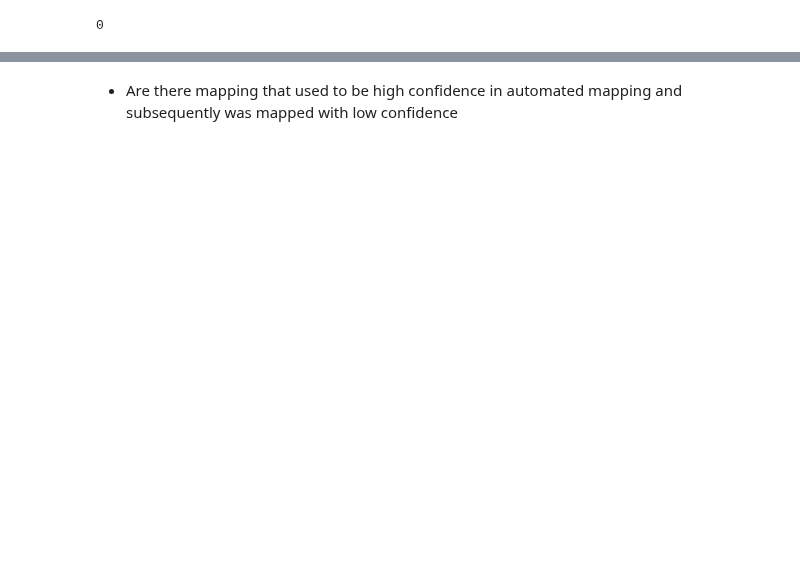
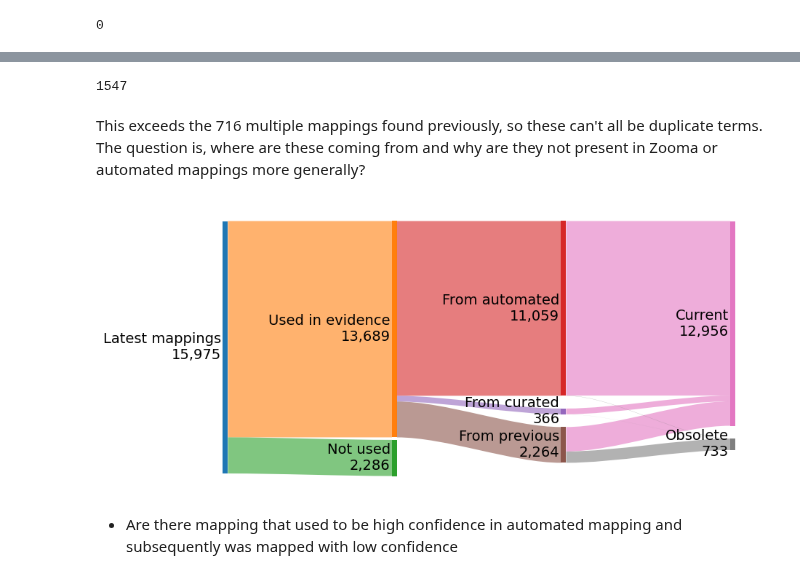
Before and after one commit to EBIvariation/CMAT, a Jupyter notebook: data-exploration/other/mappings-cleanup-investigation.ipynb, the cells around one changed output, grey strips where cells are left out. Saved outputs shown, nothing was run; the diff lists cells and outputs as text; code cells hidden in the pictures; blank space fills up the shorter version.

```diff
--- a/data-exploration/other/mappings-cleanup-investigation.ipynb
+++ b/data-exploration/other/mappings-cleanup-investigation.ipynb
@@ -189,2 +243,31 @@ This issue is a separate one from what we're investigating (though not using pre
+# %%
+# Number of current EFO mappings used in the current evidence that are only present in previous mappings,
+# i.e. not in the latest automated or curated mappings.
+2264-717
+# %% [output]
+1547
+# %% [markdown]
+This exceeds the 716 multiple mappings found previously, so these can't all be duplicate terms. The question is, where are these coming from and why are they not present in Zooma or automated mappings more generally?
+# %%
+# Visualise what we have so far
+plt.figure(figsize=(10, 5))
+flows = [
+    ('Latest mappings', 'Used in evidence', 13689),
+    ('Latest mappings', 'Not used', 15975-13689),
+    ('Used in evidence', 'From automated', 11059),
+    ('Used in evidence', 'From curated', 366),
+    ('Used in evidence', 'From previous', 2264),
+    ('From automated', 'Current', 11059-13),
+    ('From curated', 'Current', 366-3),
+    ('From previous', 'Current', 2264-717),
+    ('From automated', 'Obsolete', 13),
+    ('From curated', 'Obsolete', 3),
+    ('From previous', 'Obsolete', 717),
+]
+s = Sankey(flows=flows)
+s.draw()
+plt.show()
+# %% [output]
+[figure, added]
 # %% [markdown]
 * Are there mapping that used to be high confidence in automated mapping and subsequently was mapped with low confidence
```
Also changed, not shown: parts of 24 cells of this notebook.
